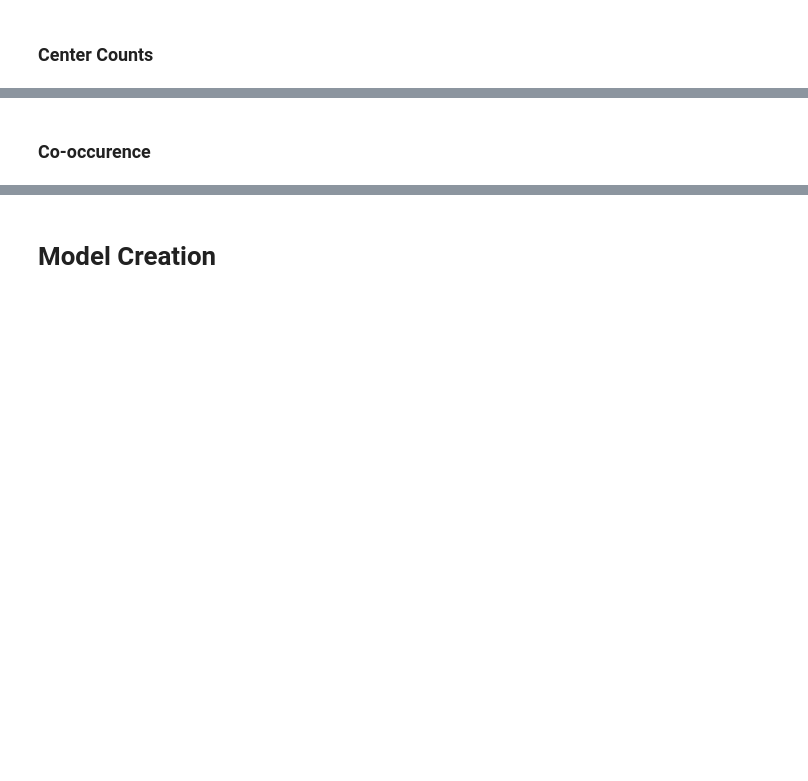
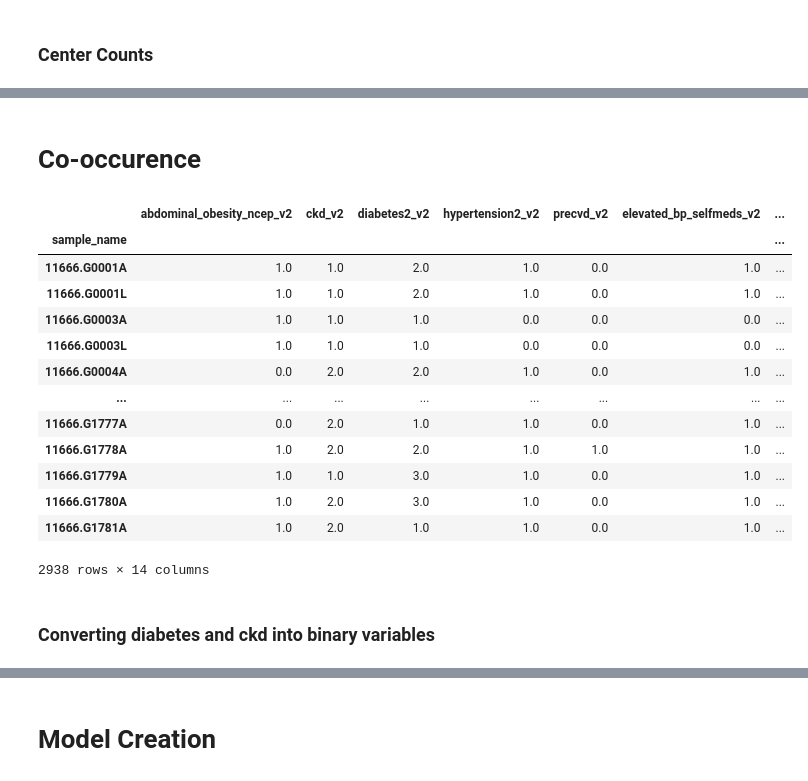
Before and after one commit to Amandoj/DSC180-Q2-Project, a Jupyter notebook: EDA.ipynb, the cells around one changed output, grey strips where cells are left out. Drawn from its saved outputs; the diff is of its cells as text; code cells hidden in the pictures; blank space fills up the shorter version.

```diff
--- a/EDA.ipynb
+++ b/EDA.ipynb
@@ -39,6 +55,3 @@ def missing_values(col, type='categorical'):
 features = ['abdominal_obesity_ncep_v2', 'ckd_v2','diabetes2_v2','hypertension2_v2','precvd_v2', 'elevated_bp_selfmeds_v2', 'high_total_chol2_v2','dyslipidemia_v2',
 'gender_v2','agegroup_c6_v2','bmigrp_c6_v2','center','us_born_v2','income_c5_v2']
 disease_cols = ['abdominal_obesity_ncep_v2', 'ckd_v2','diabetes2_v2','hypertension2_v2','precvd_v2', 'elevated_bp_selfmeds_v2', 'high_total_chol2_v2','dyslipidemia_v2']
-# %%
-pd.set_option('display.max_rows', 10)
-metadata[['abdominal_obesity_ncep_v2']]
@@ -82,2 +154,2 @@ sub_metadata['center'].fillna('missing').value_counts().plot(kind='barh')
 # %% [markdown]
-### Co-occurence
+# Co-occurence
@@ -86,3 +156,20 @@ sub_metadata
 # %%
 sub_metadata_no_nan = sub_metadata.dropna()
-sub_metadata_no_nan.shape[0]/sub_metadata.shape[0]
+sub_metadata_no_nan
+# %% [output]
+|  | abdominal_obesity_ncep_v2 | ckd_v2 | diabetes2_v2 | hypertension2_v2 | precvd_v2 | elevated_bp_selfmeds_v2 | ... |
+| sample_name |  |  |  |  |  |  | ... |
+| 11666.G0001A | 1.0 | 1.0 | 2.0 | 1.0 | 0.0 | 1.0 | ... |
+| 11666.G0001L | 1.0 | 1.0 | 2.0 | 1.0 | 0.0 | 1.0 | ... |
+| 11666.G0003A | 1.0 | 1.0 | 1.0 | 0.0 | 0.0 | 0.0 | ... |
+| 11666.G0003L | 1.0 | 1.0 | 1.0 | 0.0 | 0.0 | 0.0 | ... |
+| 11666.G0004A | 0.0 | 2.0 | 2.0 | 1.0 | 0.0 | 1.0 | ... |
+| ... | ... | ... | ... | ... | ... | ... | ... |
+| 11666.G1777A | 0.0 | 2.0 | 1.0 | 1.0 | 0.0 | 1.0 | ... |
+| 11666.G1778A | 1.0 | 2.0 | 2.0 | 1.0 | 1.0 | 1.0 | ... |
+| 11666.G1779A | 1.0 | 1.0 | 3.0 | 1.0 | 0.0 | 1.0 | ... |
+| 11666.G1780A | 1.0 | 2.0 | 3.0 | 1.0 | 0.0 | 1.0 | ... |
+| 11666.G1781A | 1.0 | 2.0 | 1.0 | 1.0 | 0.0 | 1.0 | ... |
+2938 rows × 14 columns
+# %% [markdown]
+### Converting diabetes and ckd into binary variables
```
Also changed, not shown: parts of 22 cells of this notebook.
